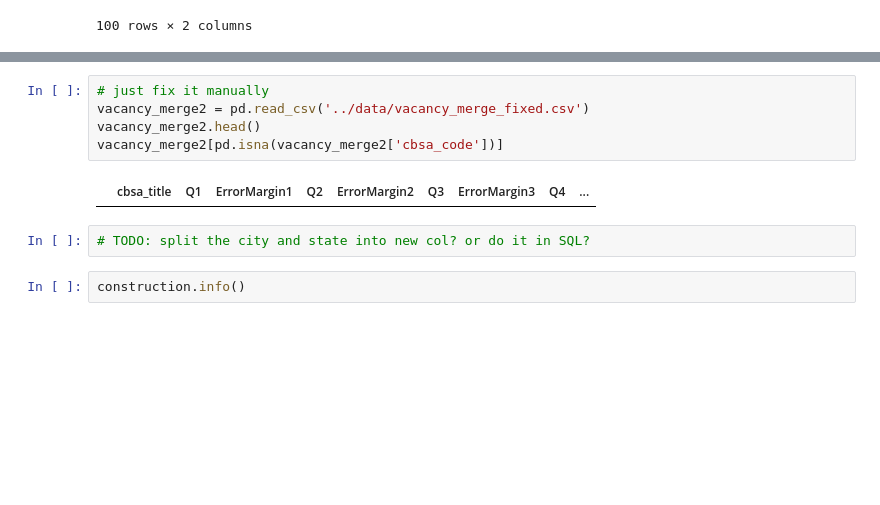
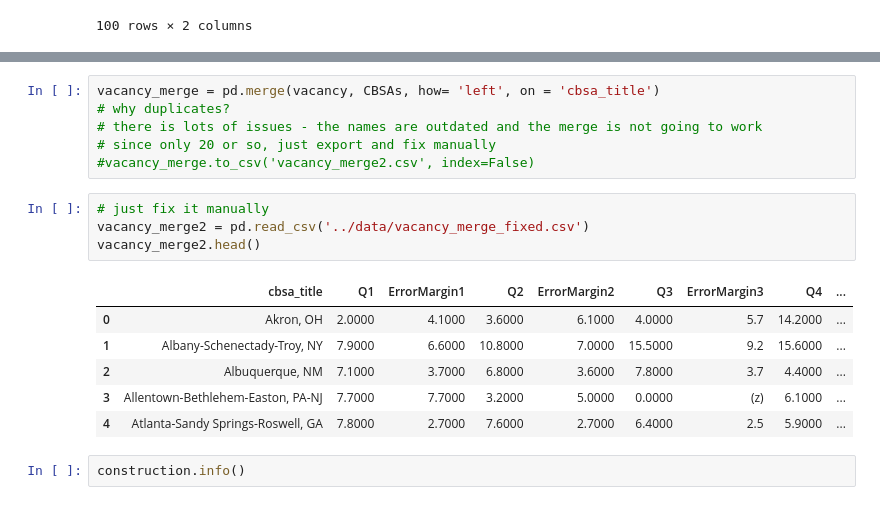
Before and after one commit to paultanger/realty-markets-analyzer, a Jupyter notebook: notebooks/EDA.ipynb, the cells around one changed output, grey strips where cells are left out. Saved outputs shown, nothing was run; the diff lists cells and outputs as text; blank space fills up the shorter version.

```diff
--- a/notebooks/EDA.ipynb
+++ b/notebooks/EDA.ipynb
@@ -896,12 +544,20 @@ vacancy_merge[pd.isna(vacancy_merge['cbsa_code'])]
+# %%
+vacancy_merge = pd.merge(vacancy, CBSAs, how= 'left', on = 'cbsa_title')
+# why duplicates?
+# there is lots of issues - the names are outdated and the merge is not going to work
+# since only 20 or so, just export and fix manually
+#vacancy_merge.to_csv('vacancy_merge2.csv', index=False)
 # %%
 # just fix it manually
 vacancy_merge2 = pd.read_csv('../data/vacancy_merge_fixed.csv')
 vacancy_merge2.head()
-vacancy_merge2[pd.isna(vacancy_merge2['cbsa_code'])]
 # %% [output]
 |  | cbsa_title | Q1 | ErrorMargin1 | Q2 | ErrorMargin2 | Q3 | ErrorMargin3 | Q4 | ... |
+| 0 | Akron, OH | 2.0000 | 4.1000 | 3.6000 | 6.1000 | 4.0000 | 5.7 | 14.2000 | ... |
+| 1 | Albany-Schenectady-Troy, NY | 7.9000 | 6.6000 | 10.8000 | 7.0000 | 15.5000 | 9.2 | 15.6000 | ... |
+| 2 | Albuquerque, NM | 7.1000 | 3.7000 | 6.8000 | 3.6000 | 7.8000 | 3.7 | 4.4000 | ... |
+| 3 | Allentown-Bethlehem-Easton, PA-NJ | 7.7000 | 7.7000 | 3.2000 | 5.0000 | 0.0000 | (z) | 6.1000 | ... |
+| 4 | Atlanta-Sandy Springs-Roswell, GA | 7.8000 | 2.7000 | 7.6000 | 2.7000 | 6.4000 | 2.5 | 5.9000 | ... |
-# %%
-# TODO: split the city and state into new col? or do it in SQL?
 # %%
 construction.info()
 # %% [output]
```
Also changed, not shown: parts of 170 cells of this notebook, 5 other files.
